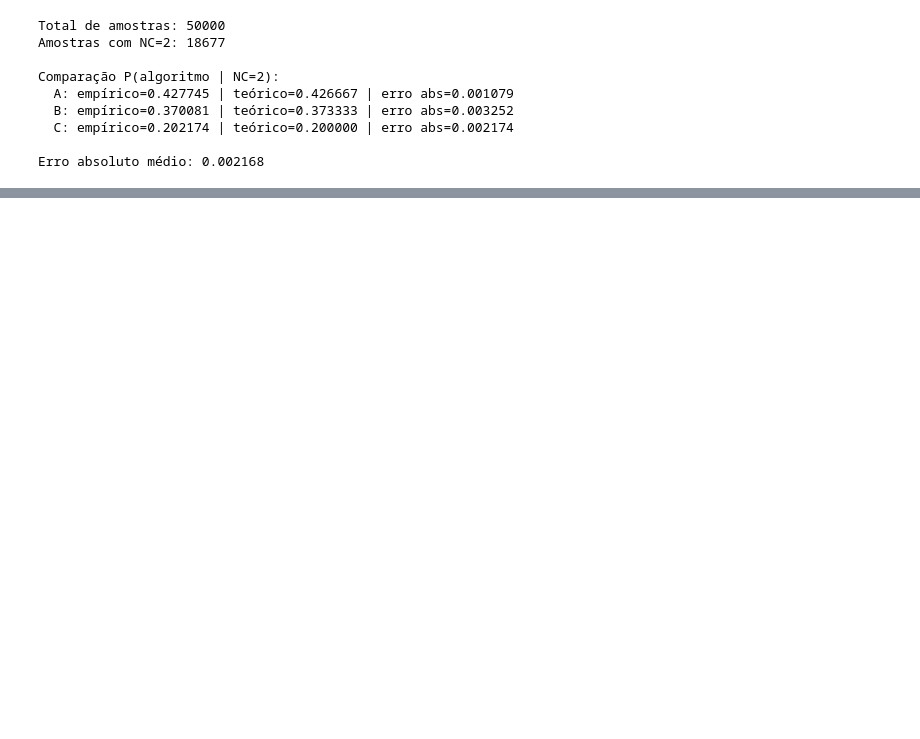
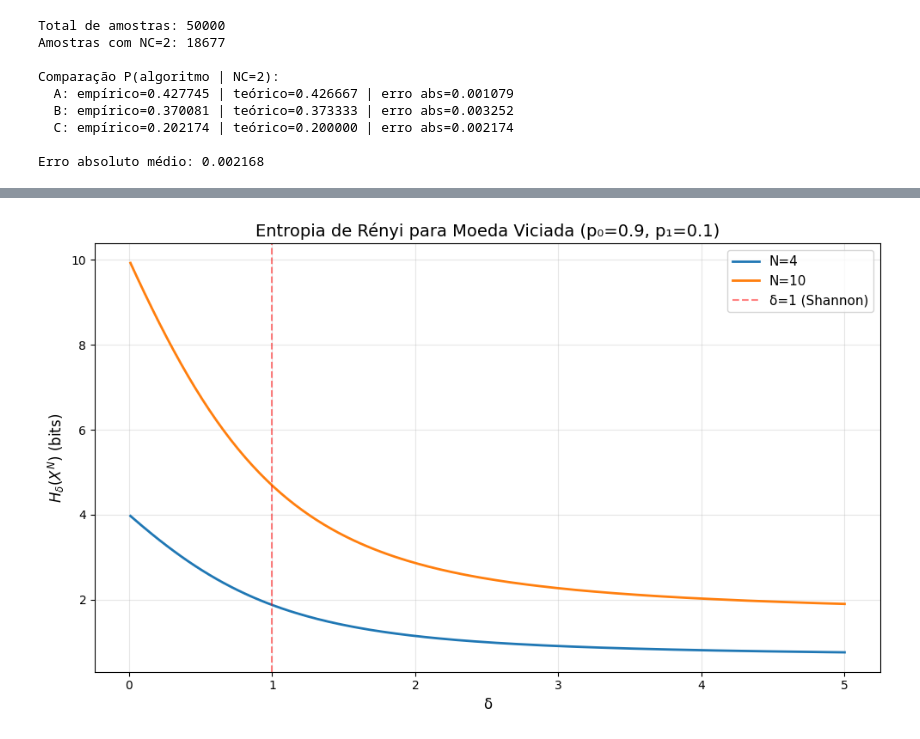
Before and after one commit to Djorgiii/Semestre3, a Jupyter notebook: Semestre4/csm/tp2/tp2.ipynb, the cells around one changed output, grey strips where cells are left out. Saved outputs shown, nothing was run; the diff lists cells and outputs as text; code cells hidden in the pictures; blank space fills up the shorter version.

```diff
--- a/Semestre4/csm/tp2/tp2.ipynb
+++ b/Semestre4/csm/tp2/tp2.ipynb
@@ -259 +259,80 @@ Erro absoluto médio: 0.002168
 #### N = 4 e N = 10
+# %%
+# -------------------------
+# Exercício C - Alínea a)
+# Entropia de Rényi para moeda viciada
+# -------------------------
+
+def calcular_renyi_entropy(N, p0=0.9, p1=0.1):
+    """
+    Calcula a entropia de Rényi H_δ(X^N) para todas as sequências possíveis.
+
+    Args:
+        N: comprimento da sequência
+        p0: probabilidade de cara (0)
+        p1: probabilidade de coroa (1)
+
+    Returns:
+        delta_values: array de valores de δ
+        H_delta: array de valores de H_δ
+    """
+    # Gerar todas as sequências possíveis
+    num_sequences = 2 ** N
+
+    # Calcular probabilidade de cada sequência
+    probabilities = []
+    for i in range(num_sequences):
+        # Converter i em sequência binária de comprimento N
+        seq = format(i, f'0{N}b')
+        r_x = seq.count('1')  # número de coroas
+        prob = (p0 ** (N - r_x)) * (p1 ** r_x)
+        probabilities.append(prob)
+
+    probabilities = np.array(probabilities)
+
+    # Calcular H_δ para diferentes valores de δ
+    delta_values = np.linspace(0.01, 5, 200)
+    H_delta = []
+
+    for delta in delta_values:
+        if np.isclose(delta, 1.0):
+            # H_1 = entropia de Shannon = -Σ p_i * log_2(p_i)
+            H = -np.sum(probabilities[probabilities > 0] * np.log2(probabilities[probabilities > 0]))
+        else:
+            # H_δ = (1/(1-δ)) * log_2(Σ p_i^δ)
+            sum_p_delta = np.sum(probabilities ** delta)
+            H = (1 / (1 - delta)) * np.log2(sum_p_delta)
+
+        H_delta.append(H)
+
+    return delta_values, np.array(H_delta)
+
+# Calcular para N=4 e N=10
+delta_4, H_4 = calcular_renyi_entropy(4)
+delta_10, H_10 = calcular_renyi_entropy(10)
+
+# Plotar
+plt.figure(figsize=(10, 6))
+plt.plot(delta_4, H_4, label='N=4', linewidth=2)
+plt.plot(delta_10, H_10, label='N=10', linewidth=2)
+plt.axvline(x=1.0, color='red', linestyle='--', alpha=0.5, label='δ=1 (Shannon)')
+plt.xlabel('δ', fontsize=12)
+plt.ylabel('$H_δ(X^N)$ (bits)', fontsize=12)
+plt.title('Entropia de Rényi para Moeda Viciada (p₀=0.9, p₁=0.1)', fontsize=14)
+plt.legend(fontsize=11)
+plt.grid(True, alpha=0.3)
+plt.tight_layout()
+plt.show()
+
+# Mostrar alguns valores importantes
+print("Valores de H_δ para N=4:")
+print(f"  δ=0.5: {H_4[np.argmin(np.abs(delta_4 - 0.5))]:.4f} bits")
+print(f"  δ=1.0: {H_4[np.argmin(np.abs(delta_4 - 1.0))]:.4f} bits (Shannon)")
+print(f"  δ=2.0: {H_4[np.argmin(np.abs(delta_4 - 2.0))]:.4f} bits")
+
+print("\nValores de H_δ para N=10:")
+print(f"  δ=0.5: {H_10[np.argmin(np.abs(delta_10 - 0.5))]:.4f} bits")
+print(f"  δ=1.0: {H_10[np.argmin(np.abs(delta_10 - 1.0))]:.4f} bits (Shannon)")
+print(f"  δ=2.0: {H_10[np.argmin(np.abs(delta_10 - 2.0))]:.4f} bits")
+# %% [output]
+[figure, added]
```
Also changed, not shown: parts of 14 cells of this notebook.
